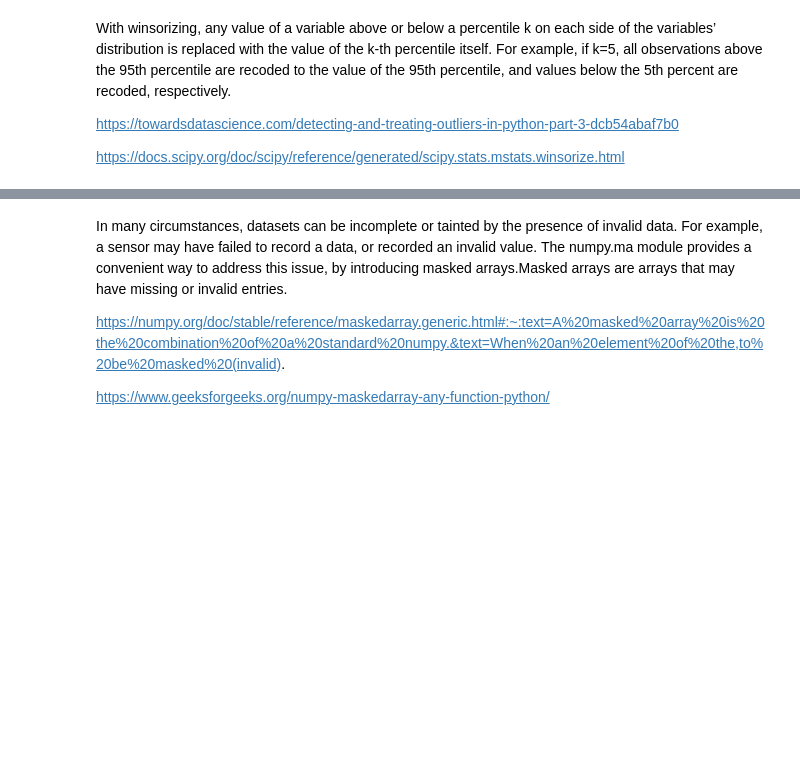
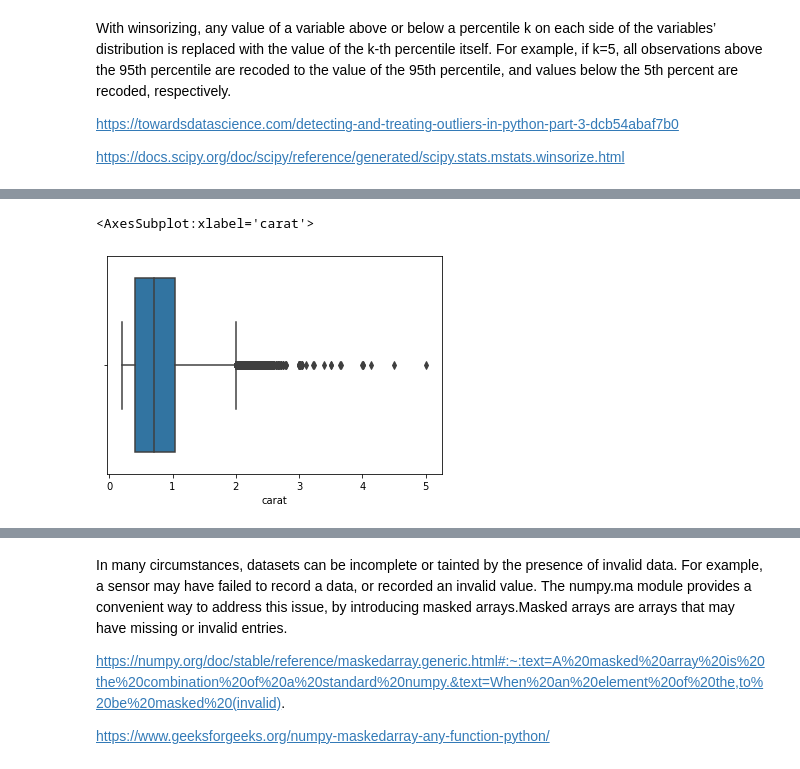
Before and after one commit to bulent-1111/Data_Science, a Jupyter notebook: Pandas/DAwPy_S6_(Handling_Missing_Values,_Outliers)_Emty.ipynb, the cells around one changed output, grey strips where cells are left out. Cells and saved outputs as stored; diff of their text form; code cells hidden in the pictures; blank space fills up the shorter version.

```diff
--- a/Pandas/DAwPy_S6_(Handling_Missing_Values,_Outliers)_Emty.ipynb
+++ b/Pandas/DAwPy_S6_(Handling_Missing_Values,_Outliers)_Emty.ipynb
@@ -1502,3 +1512,8 @@ With winsorizing, any value of a variable above or below a percentile k on each
 https://towardsdatascience.com/detecting-and-treating-outliers-in-python-part-3-dcb54abaf7b0
 
 https://docs.scipy.org/doc/scipy/reference/generated/scipy.stats.mstats.winsorize.html
+# %%
+df= sns .load_dataset('diamonds')
+df = df.select_dtypes(include=['float64','int64'])
+df=df.dropna()
+df
@@ -1504,0 +1566,5 @@ https://docs.scipy.org/doc/scipy/reference/generated/scipy.stats.mstats.winsoriz
+# %%
+sns.boxplot(x=df.carat)
+# %% [output]
+<AxesSubplot:xlabel='carat'>
+[figure, added]
```
Also changed, not shown: parts of 17 cells of this notebook, 13 other files.
